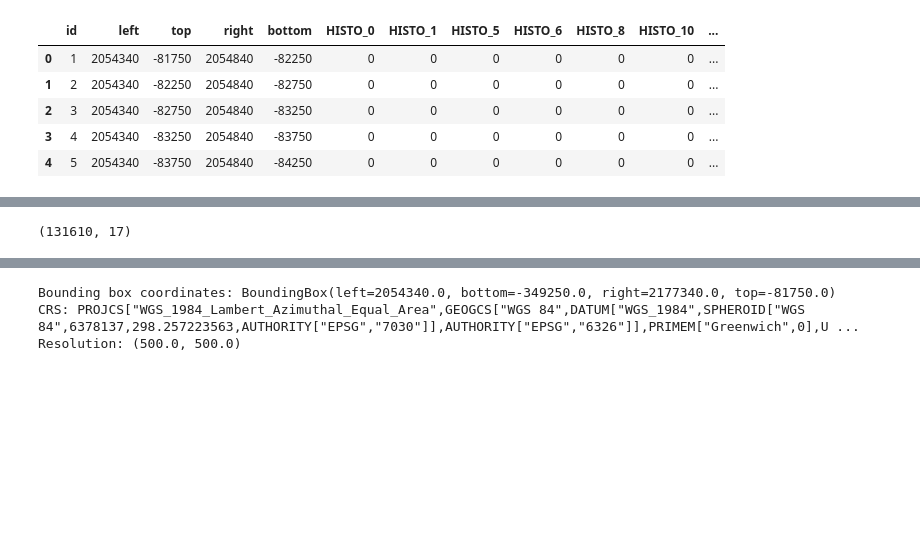
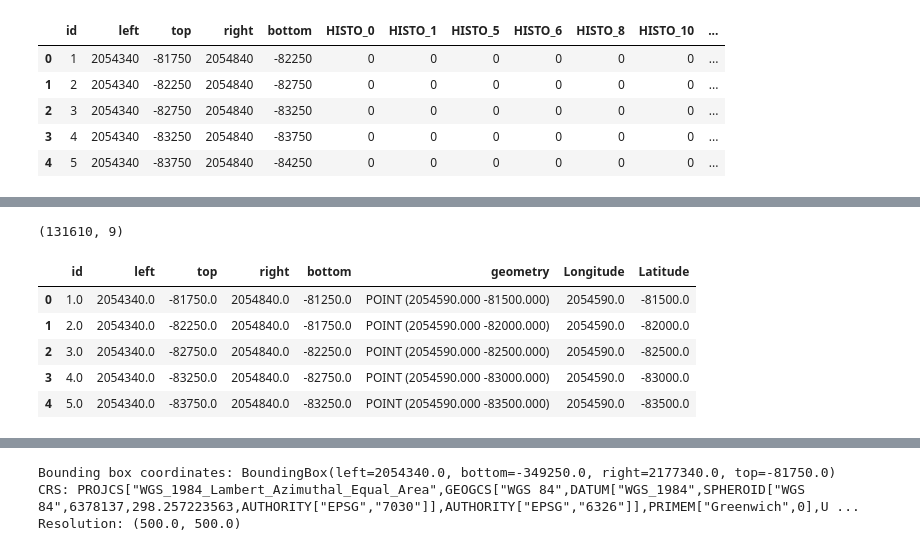
Before and after one commit to Akshay-Shreesha/Dashboard-for-Power-Outage-Forecasts-for-an-Emergency-Response-to-Hurricanes, a Jupyter notebook: Landcover_Nightlights.ipynb, the cells around one changed output, grey strips where cells are left out. Drawn from its saved outputs; the diff is of its cells as text; code cells hidden in the pictures; blank space fills up the shorter version.

Commit message:
Coordinates of grid polygons and updated ML

```diff
--- a/Landcover_Nightlights.ipynb
+++ b/Landcover_Nightlights.ipynb
@@ -112,0 +114,3 @@ zonal.iloc[:5,:5]
+# %%
+grid_latlong = gpd.read_file("C:/Users/omhai/OneDrive/Desktop/Shetty/Capstone Project/Landcover/Temp/Grid_Azi_500.shp")
+grid_latlong.head()
@@ -113,4 +124,19 @@ zonal.iloc[:5,:5]
 # %%
-zonal.shape
+grid_latlong.shape
 # %% [output]
-(131610, 17)
+(131610, 9)
+# %%
+grid_latlong["Longitude"] = (grid_latlong["left"] + grid_latlong["right"])/2
+grid_latlong["Latitude"] = (grid_latlong["top"] + grid_latlong["bottom"])/2
+
+geometry = [Point(xy) for xy in zip(grid_latlong['Longitude'], grid_latlong['Latitude'])]
+
+grid_latlong["geometry"] = geometry
+grid_latlong.head()
+# %% [output]
+|  | id | left | top | right | bottom | geometry | Longitude | Latitude |
+| 0 | 1.0 | 2054340.0 | -81750.0 | 2054840.0 | -81250.0 | POINT (2054590.000 -81500.000) | 2054590.0 | -81500.0 |
+| 1 | 2.0 | 2054340.0 | -82250.0 | 2054840.0 | -81750.0 | POINT (2054590.000 -82000.000) | 2054590.0 | -82000.0 |
+| 2 | 3.0 | 2054340.0 | -82750.0 | 2054840.0 | -82250.0 | POINT (2054590.000 -82500.000) | 2054590.0 | -82500.0 |
+| 3 | 4.0 | 2054340.0 | -83250.0 | 2054840.0 | -82750.0 | POINT (2054590.000 -83000.000) | 2054590.0 | -83000.0 |
+| 4 | 5.0 | 2054340.0 | -83750.0 | 2054840.0 | -83250.0 | POINT (2054590.000 -83500.000) | 2054590.0 | -83500.0 |
```
Also changed, not shown: parts of 20 cells of this notebook.
